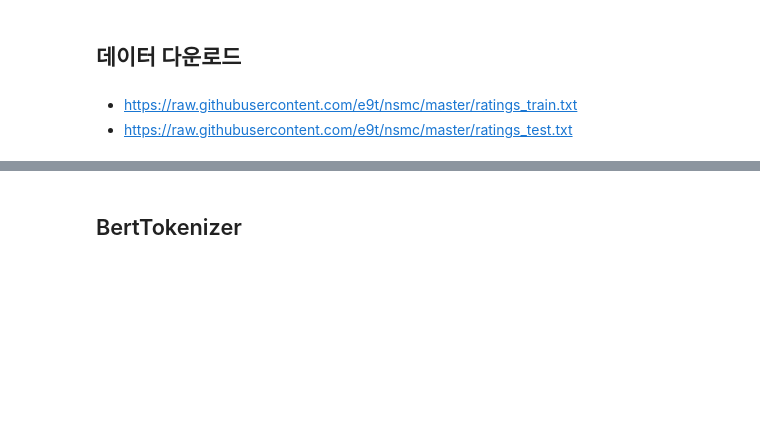
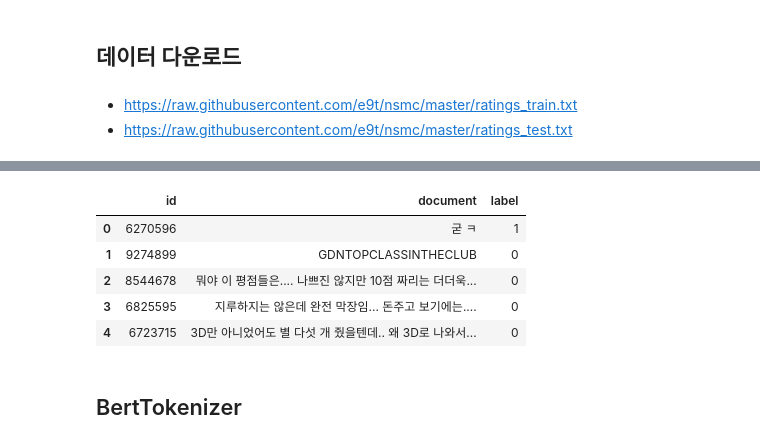
Before and after one commit to sumunoh/study_assemble, a Jupyter notebook: BERT.ipynb, the cells around one changed output, grey strips where cells are left out. Saved outputs shown, nothing was run; the diff lists cells and outputs as text; code cells hidden in the pictures; blank space fills up the shorter version.

```diff
--- a/BERT.ipynb
+++ b/BERT.ipynb
@@ -129,3 +202,12 @@
+# %%
+test_data.head()
+# %% [output]
+|  | id | document | label |
+| 0 | 6270596 | 굳 ㅋ | 1 |
+| 1 | 9274899 | GDNTOPCLASSINTHECLUB | 0 |
+| 2 | 8544678 | 뭐야 이 평점들은.... 나쁘진 않지만 10점 짜리는 더더욱... | 0 |
+| 3 | 6825595 | 지루하지는 않은데 완전 막장임... 돈주고 보기에는.... | 0 |
+| 4 | 6723715 | 3D만 아니었어도 별 다섯 개 줬을텐데.. 왜 3D로 나와서... | 0 |
 # %% [markdown]
 ## BertTokenizer
 # %% [markdown]
```
Also changed, not shown: parts of 8 cells of this notebook.
